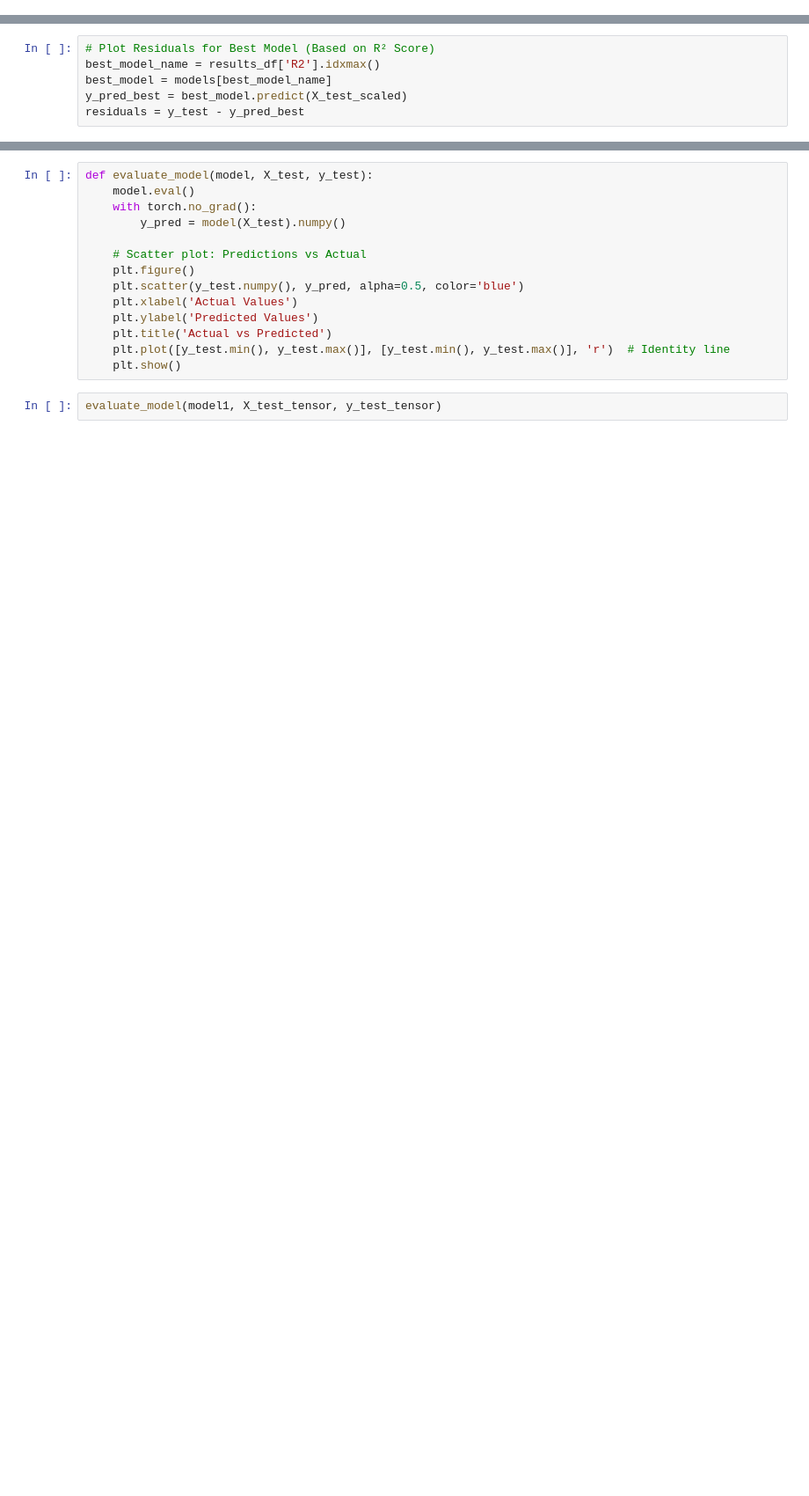
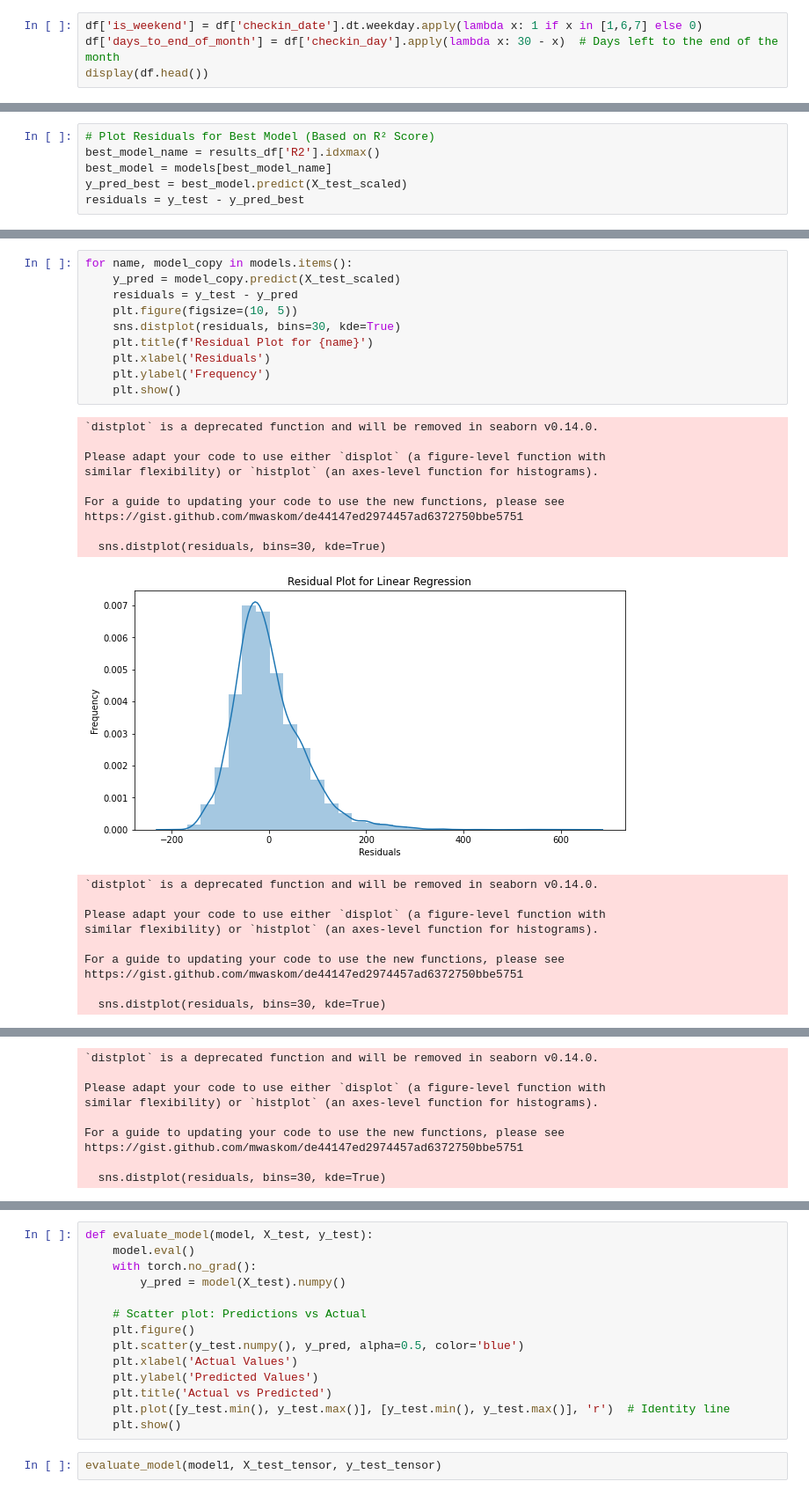
Before and after one commit to yoav0gal/DS-101-Final, a Jupyter notebook: ProjectA/ilai-try.ipynb, the cells around one changed output, grey strips where cells are left out. Shown at 88% size. Drawn from its saved outputs; the diff is of its cells as text; blank space fills up the shorter version.

```diff
--- a/ProjectA/ilai-try.ipynb
+++ b/ProjectA/ilai-try.ipynb
@@ -66,0 +72,4 @@ df['breakfast_included'] = (df['breakfast_included']).astype(int)
+# %%
+df['is_weekend'] = df['checkin_date'].dt.weekday.apply(lambda x: 1 if x in [1,6,7] else 0)
+df['days_to_end_of_month'] = df['checkin_day'].apply(lambda x: 30 - x)  # Days left to the end of the month
+display(df.head())
@@ -152,0 +240,30 @@ residuals = y_test - y_pred_best
+# %%
+for name, model_copy in models.items():
+    y_pred = model_copy.predict(X_test_scaled)
+    residuals = y_test - y_pred
+    plt.figure(figsize=(10, 5))
+    sns.distplot(residuals, bins=30, kde=True)
+    plt.title(f'Residual Plot for {name}')
+    plt.xlabel('Residuals')
+    plt.ylabel('Frequency')
+    plt.show()
+# %% [output]
+`distplot` is a deprecated function and will be removed in seaborn v0.14.0.
+
+Please adapt your code to use either `displot` (a figure-level function with
+similar flexibility) or `histplot` (an axes-level function for histograms).
+
+For a guide to updating your code to use the new functions, please see
+https://gist.github.com/mwaskom/de44147ed2974457ad6372750bbe5751
+
+  sns.distplot(residuals, bins=30, kde=True)
+[figure, added]
+`distplot` is a deprecated function and will be removed in seaborn v0.14.0.
+
+Please adapt your code to use either `displot` (a figure-level function with
+similar flexibility) or `histplot` (an axes-level function for histograms).
+
+For a guide to updating your code to use the new functions, please see
+https://gist.github.com/mwaskom/de44147ed2974457ad6372750bbe5751
+
+  sns.distplot(residuals, bins=30, kde=True)
@@ -152,0 +271,9 @@ residuals = y_test - y_pred_best
+`distplot` is a deprecated function and will be removed in seaborn v0.14.0.
+
+Please adapt your code to use either `displot` (a figure-level function with
+similar flexibility) or `histplot` (an axes-level function for histograms).
+
+For a guide to updating your code to use the new functions, please see
+https://gist.github.com/mwaskom/de44147ed2974457ad6372750bbe5751
+
+  sns.distplot(residuals, bins=30, kde=True)
```
Also changed, not shown: parts of 21 cells of this notebook.
